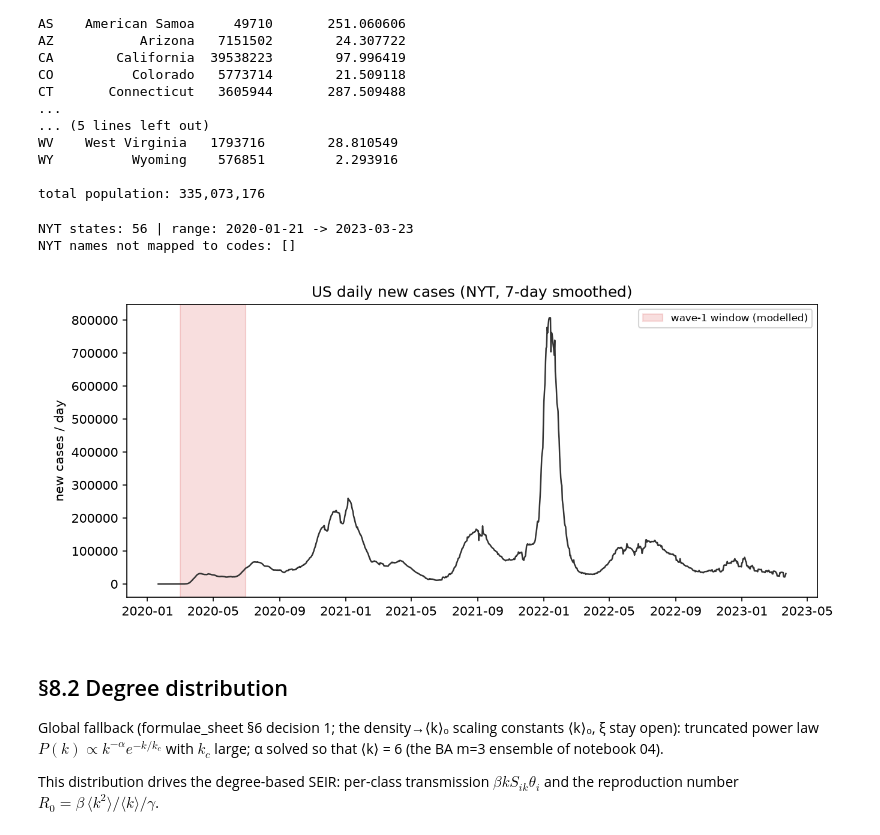
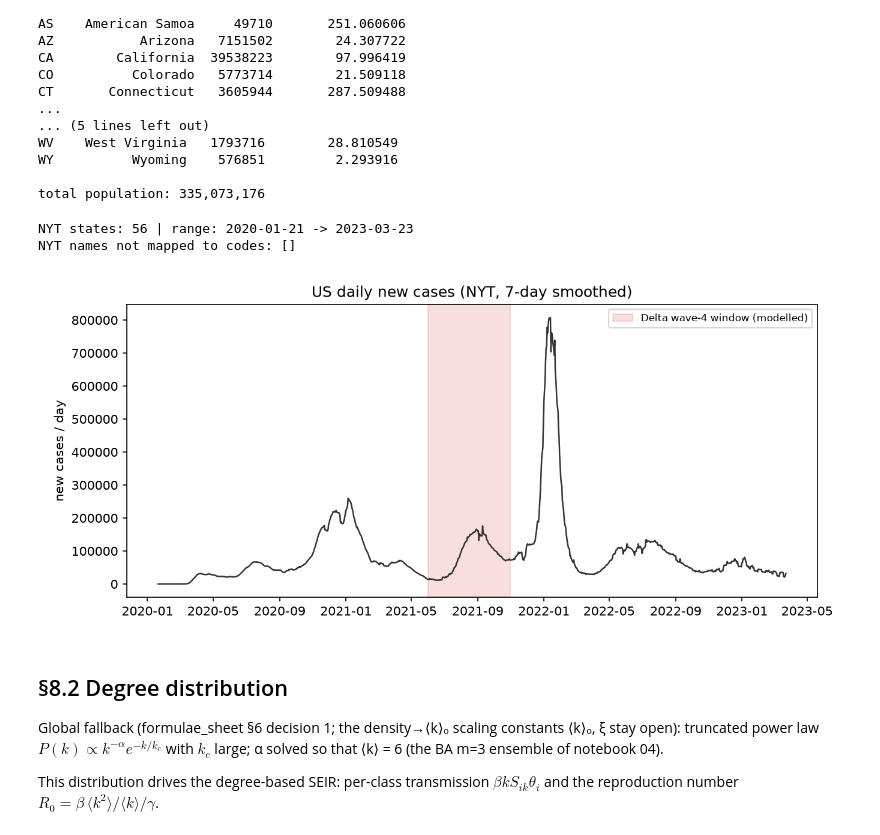
Before and after one commit to Zikai311/US_COVID, a Jupyter notebook: notebooks/08_metapopulation.ipynb, the cells around one changed output. Drawn from its saved outputs; the diff is of its cells as text; code cells hidden in the pictures.

```diff
--- a/notebooks/08_metapopulation.ipynb
+++ b/notebooks/08_metapopulation.ipynb
@@ -105,25 +107,25 @@ total population: 335,073,176
 # %%
 us = load_us_states()
 print('NYT states:', us['state'].nunique(), '| range:',
       us.date.min().date(), '->', us.date.max().date())
 print('NYT names not mapped to codes:',
       sorted(set(us['state'].unique()) - set(NAME_TO_CODE)))
 
 nat = us.groupby('date')[['new_cases', 'new_cases_smooth']].sum().reset_index()
 fig, ax = plt.subplots(figsize=(9, 4))
 ax.plot(nat.date, nat.new_cases_smooth, lw=1.2, color='#333')
-ax.axvspan(pd.Timestamp('2020-03-01'), pd.Timestamp('2020-06-30'),
-           color='C3', alpha=0.15, label='wave-1 window (modelled)')
+ax.axvspan(pd.Timestamp('2021-06-01'), pd.Timestamp('2021-10-31'),
+           color='C3', alpha=0.15, label='Delta wave-4 window (modelled)')
 ax.set_title('US daily new cases (NYT, 7-day smoothed)')
 ax.set_ylabel('new cases / day')
 ax.xaxis.set_major_formatter(mdates.DateFormatter('%Y-%m'))
 ax.legend(fontsize=8)
 plt.tight_layout(); plt.savefig(f'{ASSETS}/fig59_national_cases_overview.png'); plt.show()
 show_fig(f'{ASSETS}/fig59_national_cases_overview.png')
 # %% [output]
 NYT states: 56 | range: 2020-01-21 -> 2023-03-23
 NYT names not mapped to codes: []
-[figure, old version]
+[figure, new version]
 # %% [markdown]
 ## §8.2 Degree distribution
 
```
Also changed, not shown: parts of 7 cells of this notebook, 3 other files.
